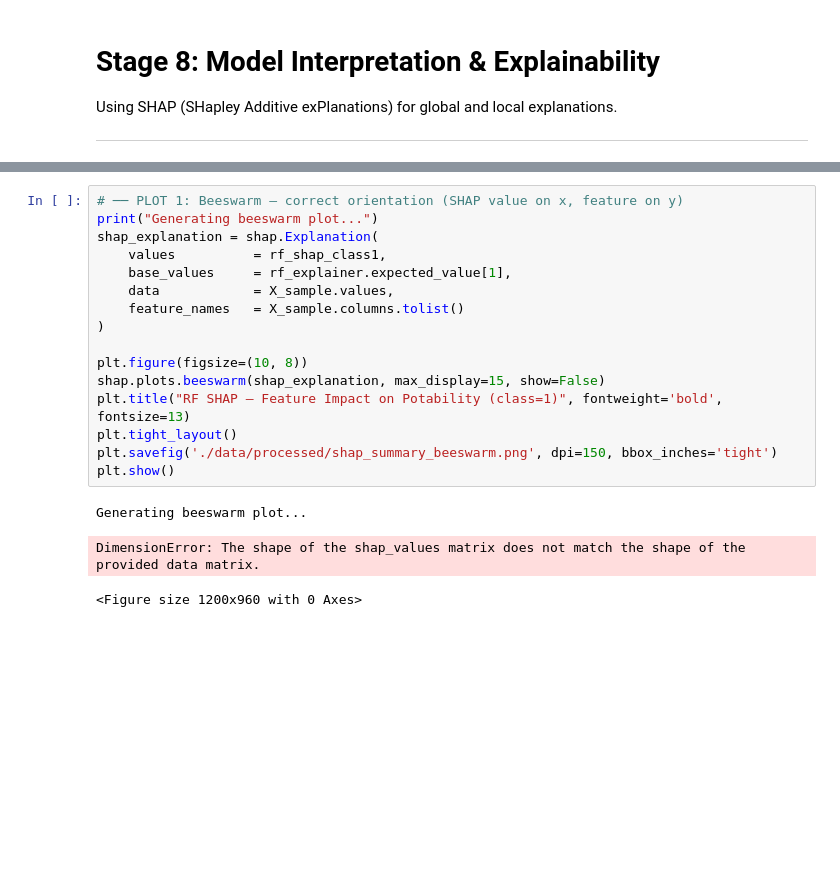
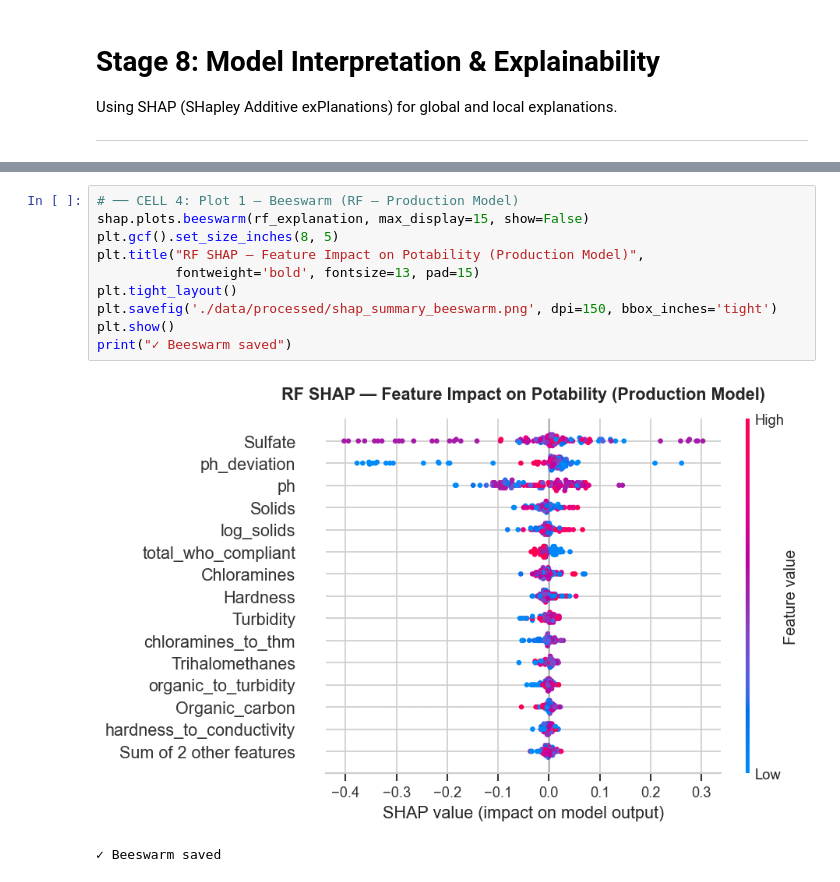
Before and after one commit to BaintyKaur/Water-Quality-Classification, a Jupyter notebook: 08_explainability.ipynb, the cells around one changed output, grey strips where cells are left out. Cells and saved outputs as stored; diff of their text form; blank space fills up the shorter version.

```diff
--- a/08_explainability.ipynb
+++ b/08_explainability.ipynb
@@ -67,20 +126,13 @@ Computing SHAP values for XGBoost (production model)...
 # %%
-# ── PLOT 1: Beeswarm — correct orientation (SHAP value on x, feature on y)
-print("Generating beeswarm plot...")
-shap_explanation = shap.Explanation(
-    values          = rf_shap_class1,
-    base_values     = rf_explainer.expected_value[1],
-    data            = X_sample.values,
-    feature_names   = X_sample.columns.tolist()
-)
-
-plt.figure(figsize=(10, 8))
-shap.plots.beeswarm(shap_explanation, max_display=15, show=False)
-plt.title("RF SHAP — Feature Impact on Potability (class=1)", fontweight='bold', fontsize=13)
+# ── CELL 4: Plot 1 — Beeswarm (RF — Production Model)
+shap.plots.beeswarm(rf_explanation, max_display=15, show=False)
+plt.gcf().set_size_inches(8, 5)
+plt.title("RF SHAP — Feature Impact on Potability (Production Model)",
+          fontweight='bold', fontsize=13, pad=15)
 plt.tight_layout()
 plt.savefig('./data/processed/shap_summary_beeswarm.png', dpi=150, bbox_inches='tight')
 plt.show()
+print("✓ Beeswarm saved")
 # %% [output]
+[figure, added]
-Generating beeswarm plot...
+✓ Beeswarm saved
-DimensionError: The shape of the shap_values matrix does not match the shape of the provided data matrix.
-<Figure size 1200x960 with 0 Axes>
```
Also changed, not shown: parts of 16 cells of this notebook.
